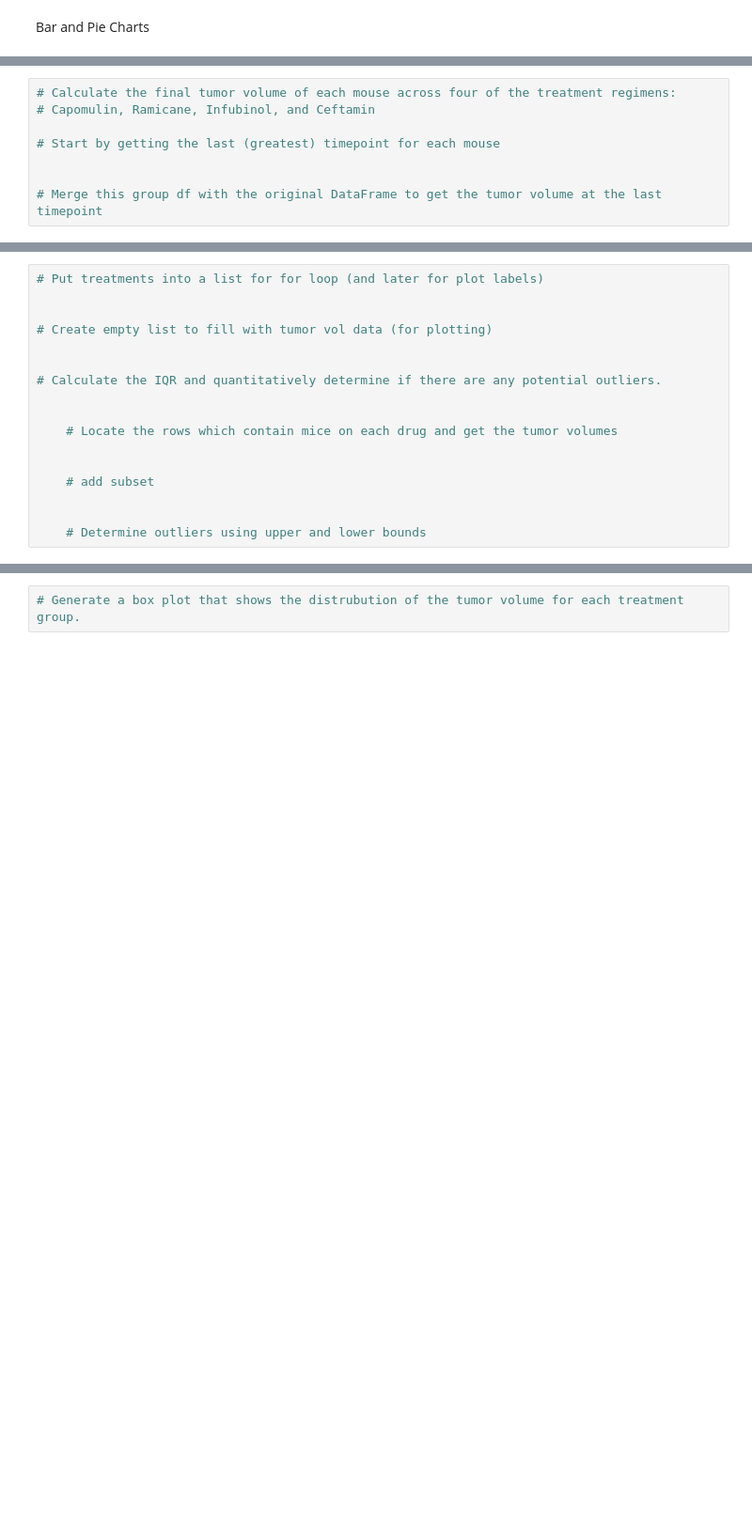
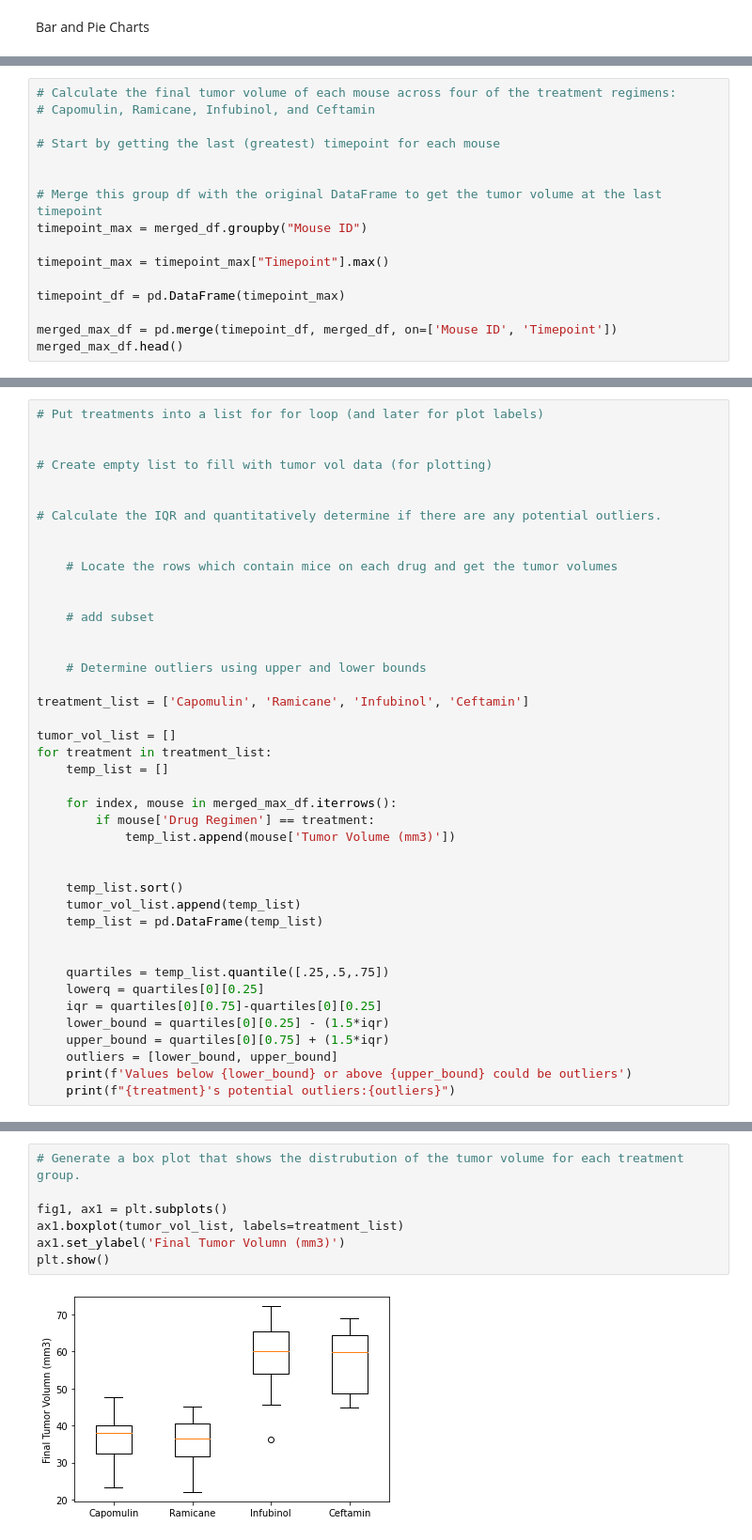
Before and after one commit to jrangel100/Matplotlib-challenge, a Jupyter notebook: Starter_Code/Pymaceuticals/Pymaceuticals.ipynb, the cells around one changed output, grey strips where cells are left out. Shown at 94% size. Saved outputs shown, nothing was run; the diff lists cells and outputs as text; blank space fills up the shorter version.

```diff
--- a/Starter_Code/Pymaceuticals/Pymaceuticals.ipynb
+++ b/Starter_Code/Pymaceuticals/Pymaceuticals.ipynb
@@ -200,3 +210,11 @@ Text(0, 0.5, 'Sex')
 
 
 # Merge this group df with the original DataFrame to get the tumor volume at the last timepoint
+timepoint_max = merged_df.groupby("Mouse ID")
+
+timepoint_max = timepoint_max["Timepoint"].max()
+
+timepoint_df = pd.DataFrame(timepoint_max)
+
+merged_max_df = pd.merge(timepoint_df, merged_df, on=['Mouse ID', 'Timepoint'])
+merged_max_df.head()
@@ -217,3 +242,28 @@ Text(0, 0.5, 'Sex')
 
 
     # Determine outliers using upper and lower bounds
+
+treatment_list = ['Capomulin', 'Ramicane', 'Infubinol', 'Ceftamin']
+
+tumor_vol_list = []
+for treatment in treatment_list:
+    temp_list = []
+
+    for index, mouse in merged_max_df.iterrows():
+        if mouse['Drug Regimen'] == treatment:
+            temp_list.append(mouse['Tumor Volume (mm3)'])
+
+
+    temp_list.sort()
+    tumor_vol_list.append(temp_list)
+    temp_list = pd.DataFrame(temp_list)
+
+
+    quartiles = temp_list.quantile([.25,.5,.75])
+    lowerq = quartiles[0][0.25]
+    iqr = quartiles[0][0.75]-quartiles[0][0.25]
+    lower_bound = quartiles[0][0.25] - (1.5*iqr)
+    upper_bound = quartiles[0][0.75] + (1.5*iqr)
+    outliers = [lower_bound, upper_bound]
+    print(f'Values below {lower_bound} or above {upper_bound} could be outliers')
+    print(f"{treatment}'s potential outliers:{outliers}")
@@ -220,2 +279,9 @@ Text(0, 0.5, 'Sex')
 # %%
 # Generate a box plot that shows the distrubution of the tumor volume for each treatment group.
+
+fig1, ax1 = plt.subplots()
+ax1.boxplot(tumor_vol_list, labels=treatment_list)
+ax1.set_ylabel('Final Tumor Volumn (mm3)')
+plt.show()
+# %% [output]
+[figure, added]
```
Also changed, not shown: parts of 19 cells of this notebook.
